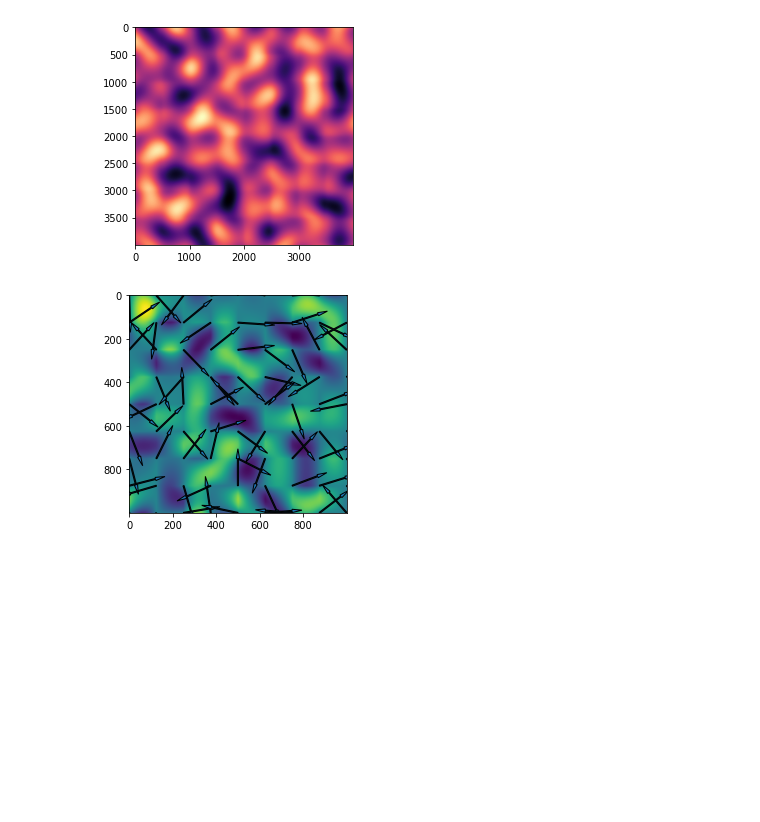
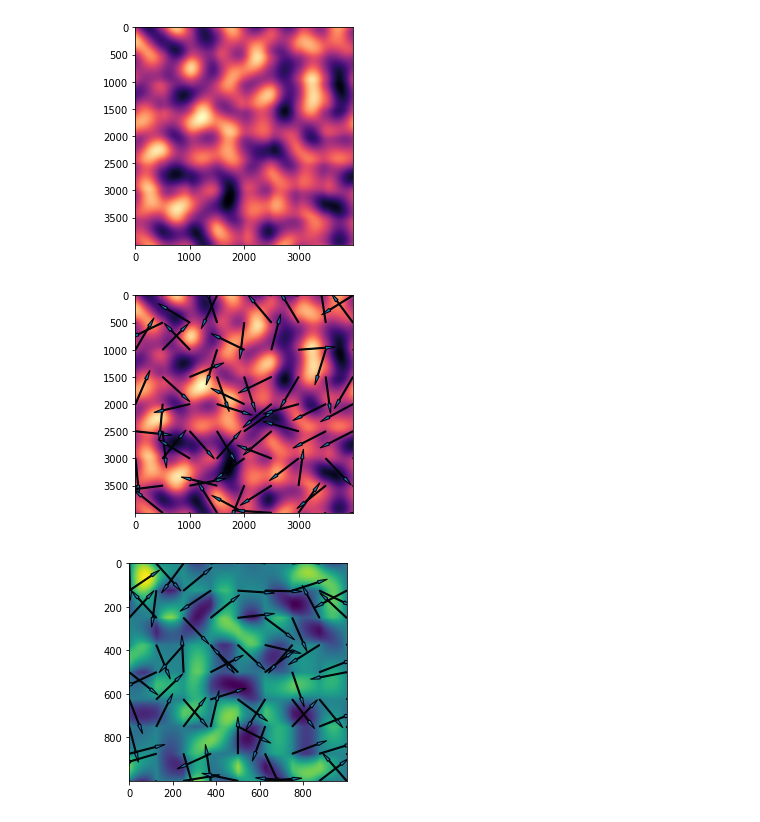
Before and after one commit to Wolframettes/Noise, a Jupyter notebook: Perlin.ipynb, the cells around one changed output. Cells and saved outputs as stored; diff of their text form; code cells hidden in the pictures; blank space fills up the shorter version.

```diff
--- a/Perlin.ipynb
+++ b/Perlin.ipynb
@@ -196,9 +196,9 @@ def PlotLatticeGradient(lattice,gradient):
     p = int(m.sqrt(len(gradient.keys())) - 1)
     n =  int(np.shape(lattice)[0] )
     plt.plot()
-    plt.imshow(lattice)
+    plt.imshow(lattice, cmap='magma')
 
-    arr_width=5
+    arr_width=20
 
     for i in range(0,p+1):
 
@@ -214,6 +214,10 @@ plt.imshow(perlinimageS, cmap ='magma' )
 # %% [output]
 <matplotlib.image.AxesImage at 0x...>
 [figure]
+# %%
+PlotLatticeGradient(perlinimageS,gradient)
+# %% [output]
+[figure, added]
 # %%
 PlotLatticeGradient(perlinimage,gradient)
 # %% [output]
```
